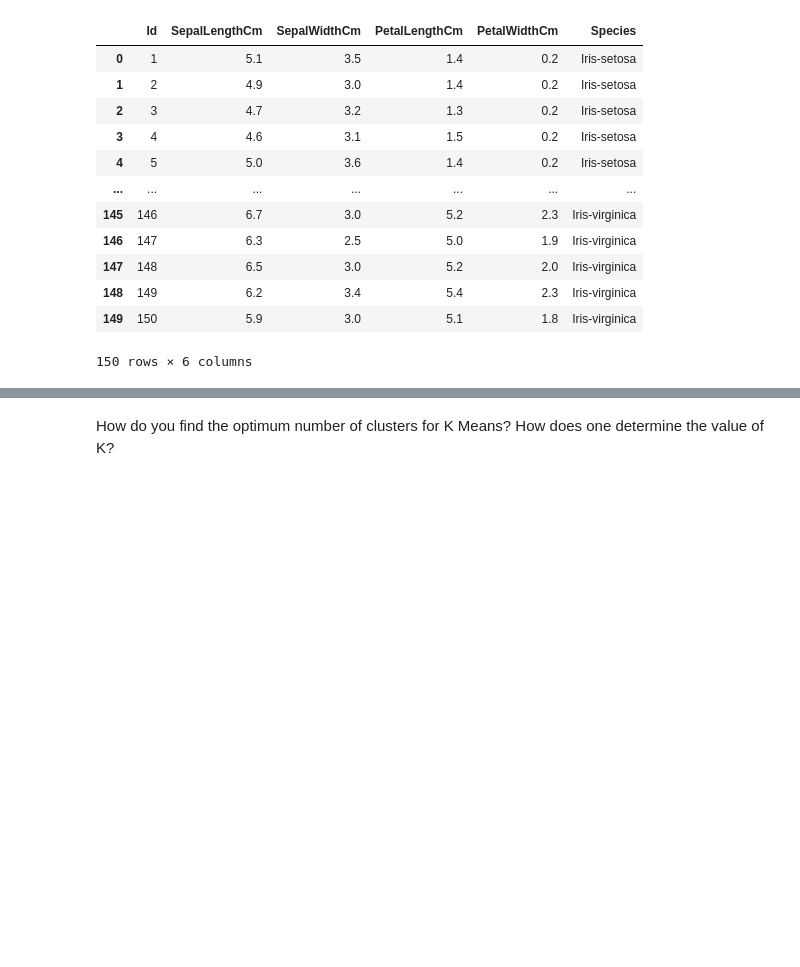
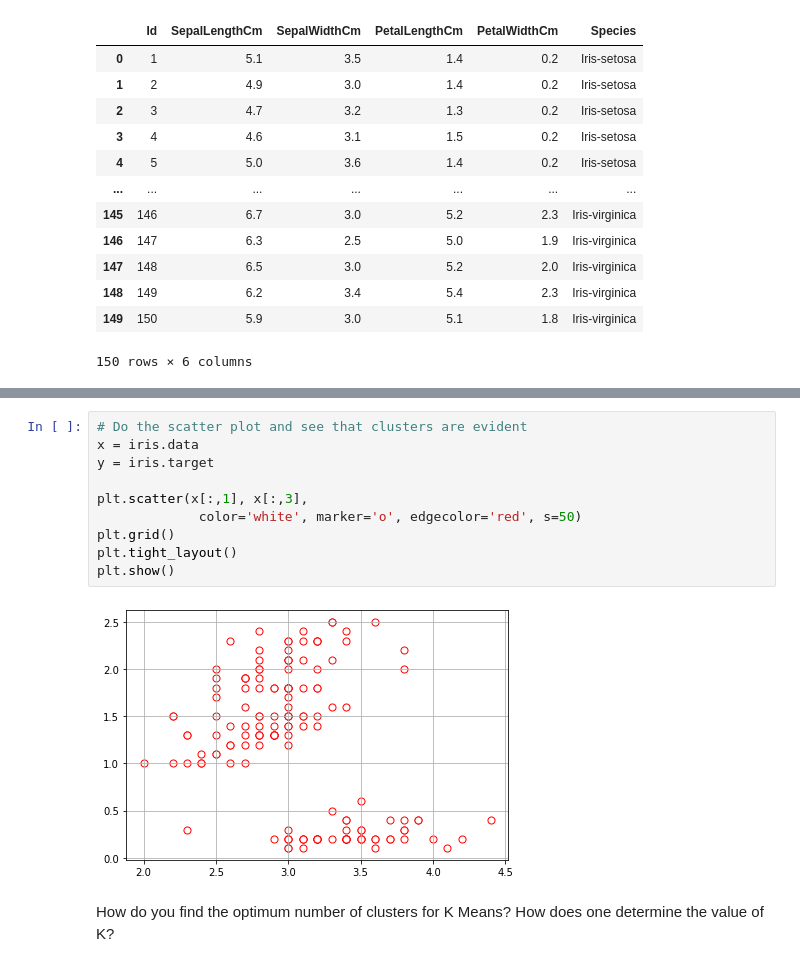
Before and after one commit to srushtipadval/TSF_Task2, a Jupyter notebook: TSF_Task2.ipynb, the cells around one changed output, grey strips where cells are left out. Cells and saved outputs as stored; diff of their text form; blank space fills up the shorter version.

```diff
--- a/TSF_Task2.ipynb
+++ b/TSF_Task2.ipynb
@@ -51,3 +56,15 @@ iris_df.head()
+# %%
+# Do the scatter plot and see that clusters are evident
+x = iris.data
+y = iris.target
+
+plt.scatter(x[:,1], x[:,3],
+             color='white', marker='o', edgecolor='red', s=50)
+plt.grid()
+plt.tight_layout()
+plt.show()
+# %% [output]
+[figure, added]
 # %% [markdown]
 How do you find the optimum number of clusters for K Means? How does one determine the value of K?
 # %%
```
Also changed, not shown: parts of 1 cell of this notebook.
